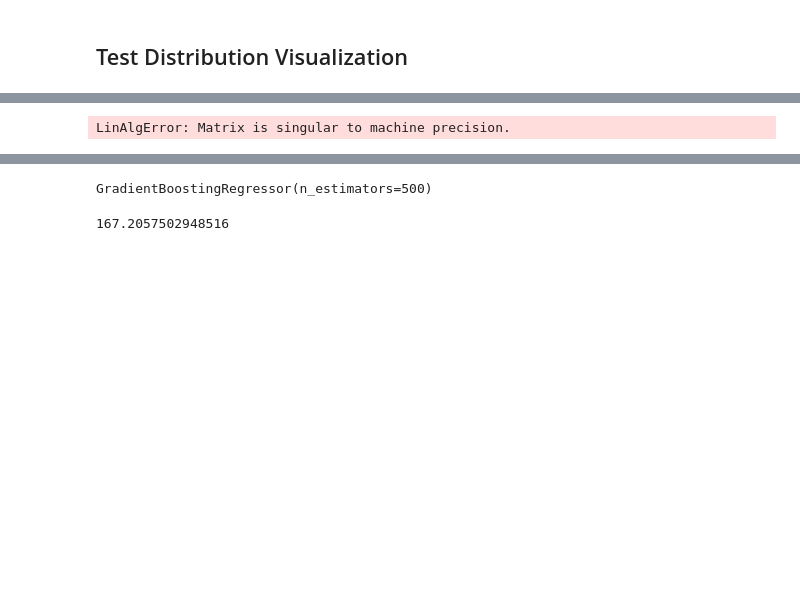
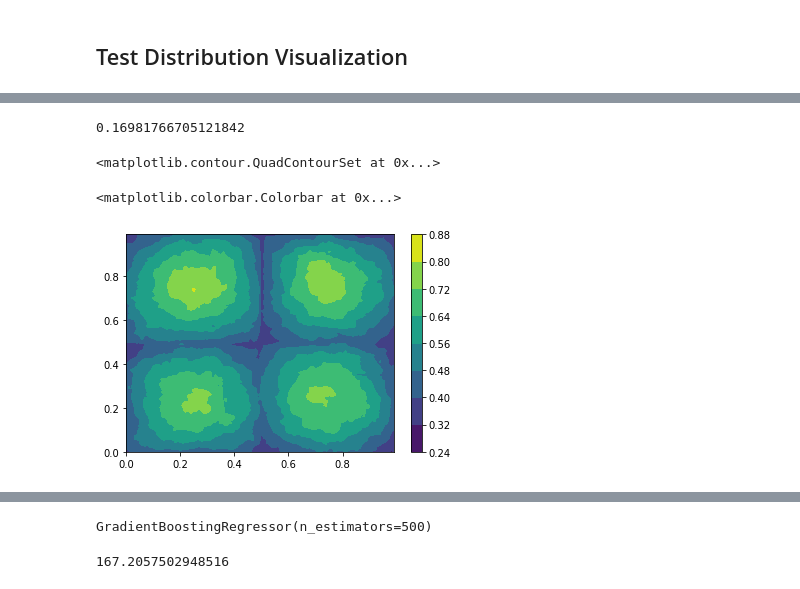
Before and after one commit to Karlmyh/RTER, a Jupyter notebook: test.ipynb, the cells around one changed output, grey strips where cells are left out. Cells and saved outputs as stored; diff of their text form; code cells hidden in the pictures; blank space fills up the shorter version.

```diff
--- a/test.ipynb
+++ b/test.ipynb
@@ -37,26 +37,33 @@ plt.colorbar()
 # %%
-generator=TestDistribution(9).returnDistribution()
+generator=TestDistribution(8).returnDistribution()
 np.random.seed(3)
 X_train,Y_train=generator.generate(3000)
 X_test,Y_test = generator.generate(1000)
 axis0,axis1 = np.meshgrid(np.arange(0,1,0.01),np.arange(0,1,0.01))
 X_grid = np.array([axis0.ravel(),axis1.ravel()]).T
-max_depth,order, truncate_ratio_low, truncate_ratio_up , r_range_low, r_range_up ,step, lamda = 15,1,0,0.6,0,1,1, 0
+max_depth,order, truncate_ratio_low, truncate_ratio_up , r_range_low, r_range_up ,step, lamda = 2,0,0,1,0.1,1,1, 0.005
 model = RegressionTree(estimator="pointwise_extrapolation_estimator",
-                         splitter="varreduction",
+                         splitter="maxedge",
                          min_samples_split=3,
                          max_depth=max_depth,
                          order=order,
                          random_state=4,
                          truncate_ratio_low= truncate_ratio_low,
                          truncate_ratio_up= truncate_ratio_up,
                          step = step,
-                         lamda = lamda)
+                         lamda = lamda,
+                          V=10)
 model.fit(X_train, Y_train)
 predict_result=model.predict(X_grid).reshape(-1,100)
+MSE(model.predict(X_test),Y_test)
+
+
+predict_result[predict_result>1.1] = 1.1
+
 plt.contourf(axis0, axis1,predict_result) #,vmin=0,vmax=20)
 plt.colorbar()
-
-MSE(model.predict(X_test),Y_test)
 # %% [output]
-LinAlgError: Matrix is singular to machine precision.
+0.16981766705121842
+<matplotlib.contour.QuadContourSet at 0x...>
+<matplotlib.colorbar.Colorbar at 0x...>
+[figure, added]
```
Also changed, not shown: parts of 13 cells of this notebook, 17 other files.
